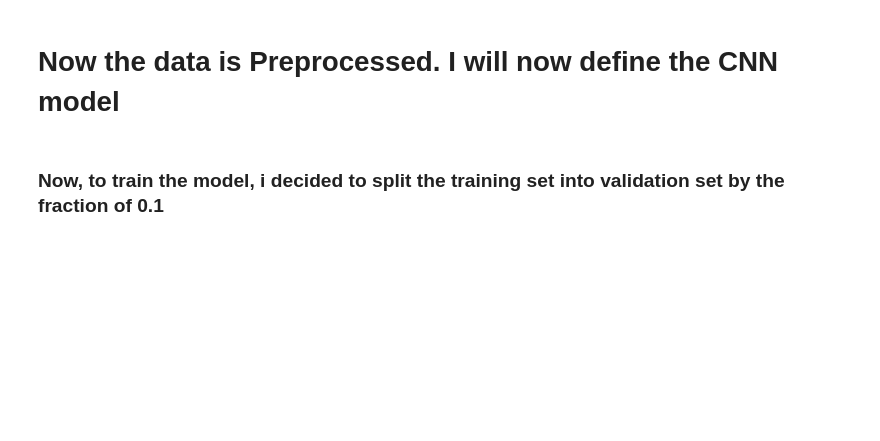
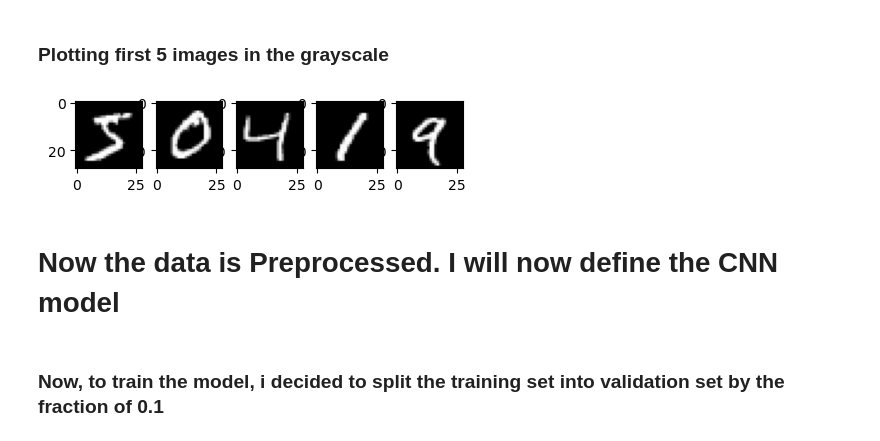
Before and after one commit to prateekk127/CNN-for-handwriting-detection, a Jupyter notebook: CNN-for-number-detection.ipynb, the cells around one changed output. Saved outputs shown, nothing was run; the diff lists cells and outputs as text; code cells hidden in the pictures; blank space fills up the shorter version.

Commit message:
added the plots

```diff
--- a/CNN-for-number-detection.ipynb
+++ b/CNN-for-number-detection.ipynb
@@ -22,6 +22,19 @@ test_images = test_images.astype('float32') / 255
 
 train_labels = to_categorical(train_labels)
 test_labels = to_categorical(test_labels)
+# %% [markdown]
+### Plotting first 5 images in the grayscale
+# %%
+plt.figure(figsize=(5, 2))
+# Figure size : 5 units in width and 2 units in the height
+for i in range(5):
+    plt.subplot(1, 5, i + 1)
+    plt.imshow(train_images[i], cmap='gray')
+    #plt.axis('off')
+
+plt.show()
+# %% [output]
+[figure, added]
 # %% [markdown]
 # Now the data is Preprocessed. I will now define the CNN model
 # %%
```
Also changed, not shown: parts of 1 cell of this notebook.
